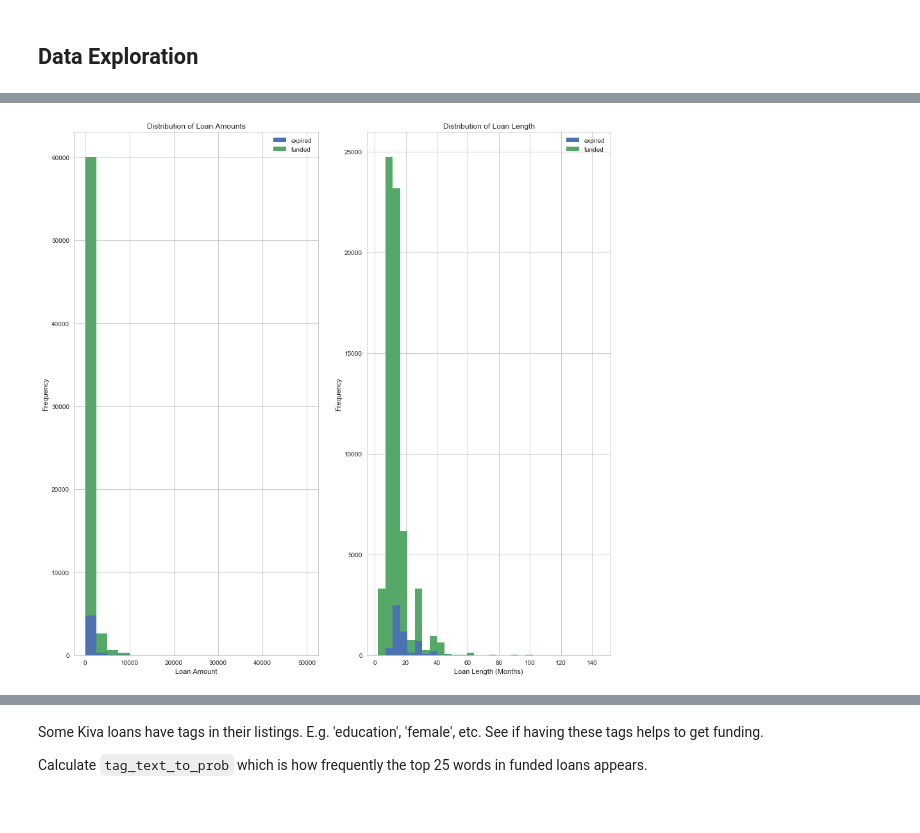
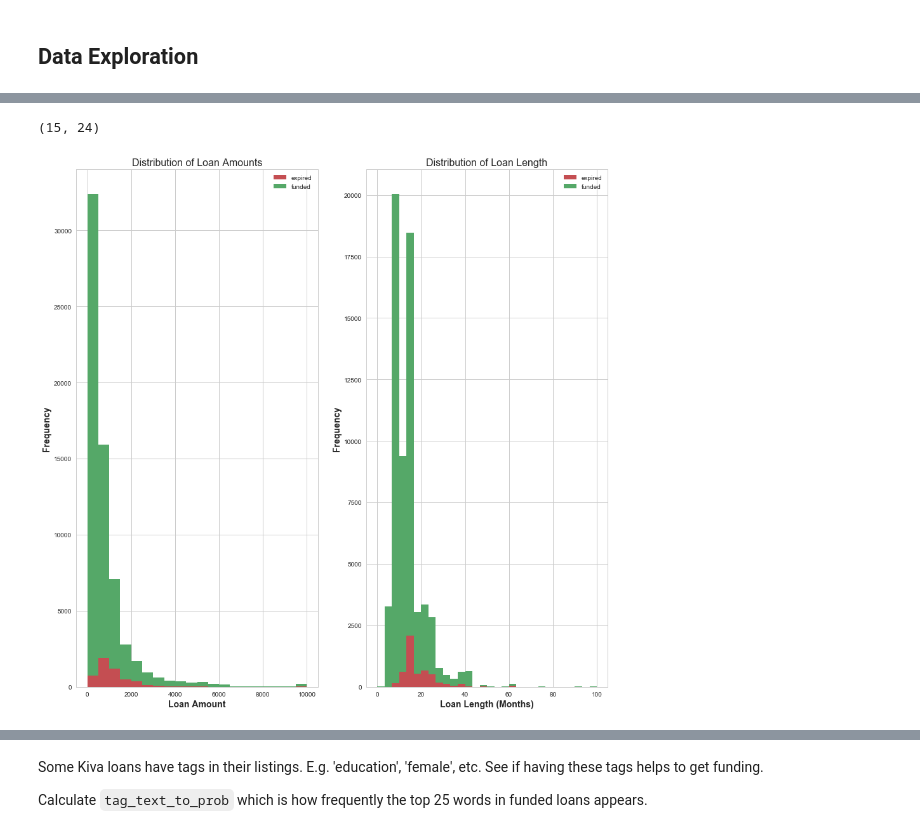
Before and after one commit to nanafwu/kiva-loan-classification, a Jupyter notebook: Kiva_Loan_Classification.ipynb, the cells around one changed output, grey strips where cells are left out. Drawn from its saved outputs; the diff is of its cells as text; code cells hidden in the pictures.

```diff
--- a/Kiva_Loan_Classification.ipynb
+++ b/Kiva_Loan_Classification.ipynb
@@ -22,5 +22,12 @@ import cnfg
 
 %matplotlib inline
 sns.set_style("whitegrid")
+params = {'axes.labelsize': 14,
+          'axes.labelweight': 'bold',
+          'axes.titlesize': 16,
+          'figure.titleweight': 'bold'}
+colors = {'Delinquent':'#00BEC5', 'Current':'#00BEC5', 'Paird':'#00BEC5'}
+plt.rcParams.update(params)
+
 pd.set_option('display.max_colwidth', -1)
 pd.set_option('display.max_columns', None)
@@ -96,38 +121,51 @@ Features:
+# %%
+# Outliers
+len(X_train[X_train.loan_amount > 10000]), len(X_train[X_train.terms_repayment_term > 100])
+# %% [output]
+(15, 24)
 # %%
 def initial_data_explore(data_expired, data_funded):
     """
     Plot frequencies vs features grouped by expired or funded status
     """
     fig, ax = plt.subplots(1, 2, figsize=(15, 15))
 
     # Loan Amounts
     pd.DataFrame({
         'expired': data_expired.loan_amount,
         'funded': data_funded.loan_amount
-    }).plot.hist(ax=ax[0], stacked=True, bins=20)
+    }).plot.hist(ax=ax[0], stacked=True, bins=20,
+                 color=['#c44e52', '#55a868'], range=(0,10000))
 
     ax[0].set_title('Distribution of Loan Amounts')
     ax[0].set_ylabel('Frequency')
     ax[0].set_xlabel('Loan Amount')
 
     # Loan Length (Repayment Term)
     pd.DataFrame({
         'expired': data_expired[~np.isnan(data_expired.repayment_term)].repayment_term,
         'funded': data_funded[~np.isnan(data_funded.repayment_term)].repayment_term
-    }).plot.hist(ax=ax[1], stacked=True, bins=30)
+    }).plot.hist(ax=ax[1], stacked=True, bins=30, range=(0,100),
+                 color=['#c44e52', '#55a868'])
 
     ax[1].set_title('Distribution of Loan Length')
     ax[1].set_ylabel('Frequency')
     ax[1].set_xlabel('Loan Length (Months)')
 
+# Remove outliers
+# X_train = X_train[X_train.loan_amount <= 10000]
+# X_train = X_train[X_train.terms_repayment_term <= 100]
+
 train_status = pd.DataFrame({'loan_amount': X_train.loan_amount,
-                          'repayment_term': X_train.terms_repayment_term,
-                          'country': X_train.country,
-                          'sector': X_train.sector,
-                          'status': y_train})
+                             'repayment_term': X_train.terms_repayment_term,
+                             'country': X_train.country,
+                             'sector': X_train.sector,
+                             'activity': X_train.activity,
+                             'status': y_train})
+
 train_expired = train_status.groupby('status').get_group(1)
 train_funded = train_status.groupby('status').get_group(0)
 
 initial_data_explore(train_expired, train_funded)
 # %% [output]
-[figure, old version]
+[figure, new version]
```
Also changed, not shown: parts of 49 cells of this notebook.
